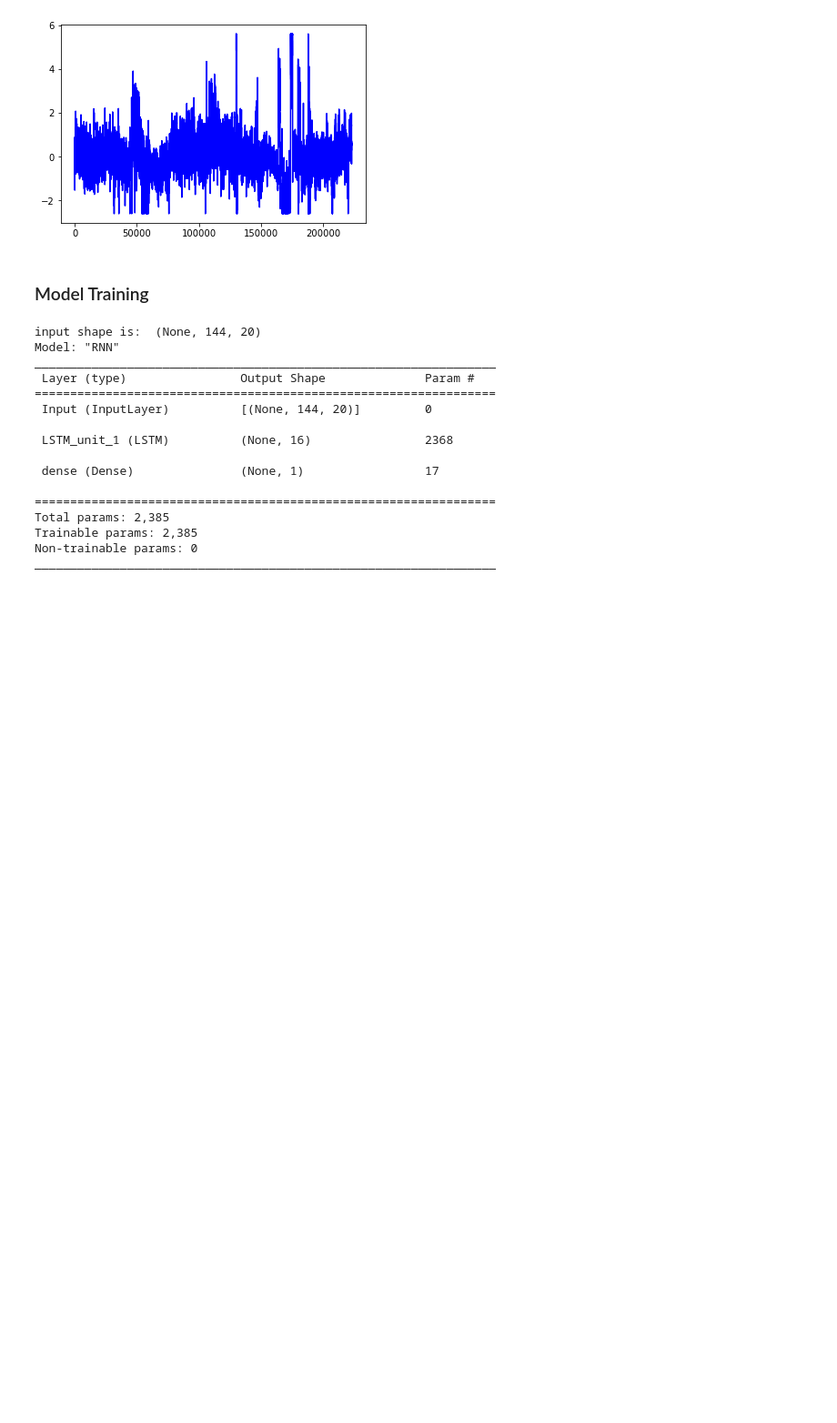
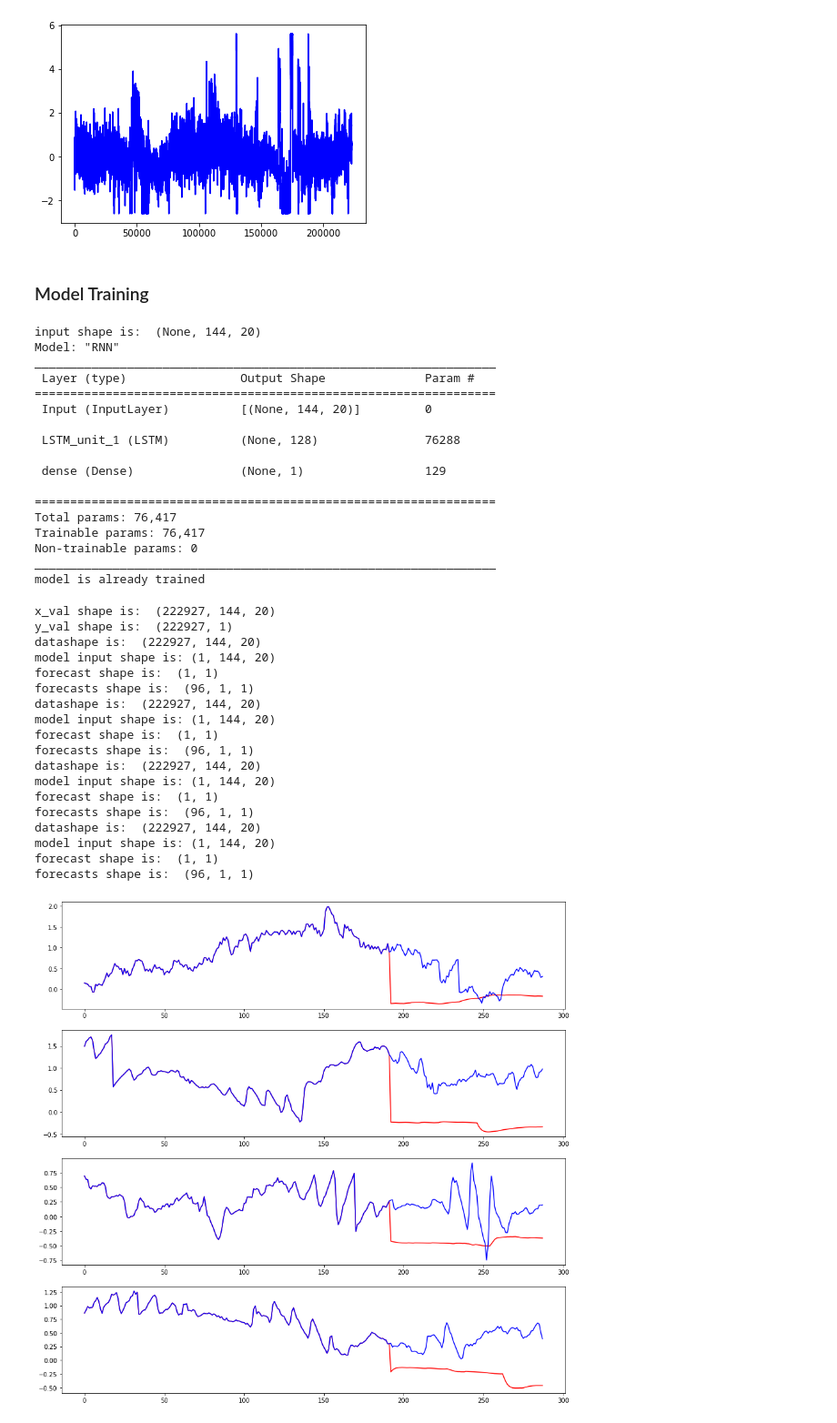
Before and after one commit to Siperjack/Deep_Learning_Projects, a Jupyter notebook: A3/main.ipynb, the cells around one changed output. Shown at 91% size. Drawn from its saved outputs; the diff is of its cells as text; code cells hidden in the pictures; blank space fills up the shorter version.

Commit message:
Trained 25 epoch model with actually working GPU support. Also added weight loader LOOOOOL. So that solved why my models after refreshing always predicted trash.

```diff
--- a/A3/main.ipynb
+++ b/A3/main.ipynb
@@ -51,13 +49,13 @@ class RNN:
         Input = keras.Input(shape = (self.n_seq, self.n_dim), name='Input') # [n_batch, n_seq, n_dim]
         print("input shape is: ", Input.shape)
         #x = CuDNNLSTM(self.num_LSTM, kernel_initializer='glorot_uniform', recurrent_initializer='glorot_uniform', return_sequences=False)(Input)
-        x = layers.LSTM(self.num_LSTM, activation = "relu", return_sequences = False, name = "LSTM_unit_1")(Input)
+        x = layers.LSTM(self.num_LSTM, activation = "tanh", return_sequences = False, name = "LSTM_unit_1")(Input)
         Output = layers.Dense(1)(x) #output should be unbounded
 
         self.Model = models.Model(Input, Output, name='RNN')
 
 
-        self.optim = keras.optimizers.Adam(learning_rate = 0.0001)
+        self.optim = keras.optimizers.Adam(learning_rate = 0.00001)
         self.loss = keras.losses.MeanSquaredError()
 
         self.Model.compile(optimizer = self.optim, loss = self.loss)
@@ -108,8 +106,8 @@ class RNN:
         print("forecast shape is: ", forecast.shape)
         forecasts.append(forecast)
         for i in range(pred_window - 1):
-            data[[start_ind + 1 + i]][0, -1, -1] = forecasts[-1]
-            model_input = data[[start_ind + 1 + i]]
+            data[[start_ind + 1 + i]][0, -1, -1] = forecasts[-1] #Takes the last y_prev and replaces it with the forecast in place on data
+            model_input = data[[start_ind + 1 + i]] #note that the other lag features are not changed, so predictions over 24 hours will not be valid
             #print(model_input.shape)
             #model_input[0, -1, -1] = forecasts[-1] #Last prev_y datapoint is replaced by last prediction
             forecast = model.predict(model_input)
@@ -297,15 +295,15 @@ final head after adding features are
 # %% [markdown]
 ### Model Training
 # %%
-trained = False
+trained = True
 test_model = False
 if test_model:
     model = RNN(n_seq = N_seq, n_dim = N_dim, num_LSTM = 4, filename = "./models/test", trained = trained)#LSTMXXYY means X in lst parameter an Y seq_length
-    history = model.train(x_train[::10], y_train[::10], x_val, y_val, epochs = 5, batch_size = 8*128)
+    history = model.train(x_train[::10], y_train[::10], x_val, y_val, epochs = 10, batch_size = 2*128)
 
 else:
-    model = RNN(n_seq = N_seq, n_dim = N_dim, num_LSTM = 16, filename = "./models/LSTM_16_144_full_5epoch", trained = trained)#LSTMXXYY means X in lst parameter an Y seq_length
-    history = model.train(x_train, y_train, x_val, y_val, epochs = 5, batch_size = 64)
+    model = RNN(n_seq = N_seq, n_dim = N_dim, num_LSTM = 128, filename = "./models/LSTM_128_144_full_25epoch", trained = trained)#LSTMXXYY means X in lst parameter an Y seq_length
+    history = model.train(x_train, y_train, x_val, y_val, epochs = 25, batch_size = 32)
 
 if not trained:
     y1=history.history['loss']
@@ -313,7 +311,7 @@ if not trained:
     x1 = np.arange( len(y1))
     k=len(y1)/len(y2)
     x2 = np.arange(k,len(y1)+1,k)
-    fig, ax = plt.subplots()
+    fig, ax = plt.subplots(figsize = (25,25))
     line1, = ax.plot(x1, y1, label='loss')
     line2, = ax.plot(x2, y2, label='val_loss')
     ax.legend()
@@ -327,29 +325,50 @@ _________________________________________________________________
 =================================================================
  Input (InputLayer)          [(None, 144, 20)]         0
 
- LSTM_unit_1 (LSTM)          (None, 16)                2368
+ LSTM_unit_1 (LSTM)          (None, 128)               76288
 
- dense (Dense)               (None, 1)                 17
+ dense (Dense)               (None, 1)                 129
 
 =================================================================
-Total params: 2,385
-Trainable params: 2,385
+Total params: 76,417
+Trainable params: 76,417
 Non-trainable params: 0
 _________________________________________________________________
+model is already trained
 # %%
 print("x_val shape is: ", x_val.shape)
 print(f"y_val shape is: ", y_val.shape)
 fig, ax = plt.subplots(4, figsize = (15,15))
 for i in range(4):
-    forecast_horizon = 24
+    forecast_horizon = 24*4
     forecasts, start_ind = model.n_in_1_out(x_val, forecast_horizon, start_ind = i*1000)
 
 
     #prediction
     print("forecasts shape is: ", forecasts.shape)
     full_series = np.concatenate((y_val[start_ind-forecast_horizon*2:start_ind,0], forecasts[:,0,0]), axis = 0)
 
     ax[i].plot(full_series, "r")
     ax[i].plot(y_val[start_ind-2*forecast_horizon:start_ind + forecast_horizon, -1], "b")
 
 plt.show()
+# %% [output]
+x_val shape is:  (222927, 144, 20)
+y_val shape is:  (222927, 1)
+datashape is:  (222927, 144, 20)
+model input shape is: (1, 144, 20)
+forecast shape is:  (1, 1)
+forecasts shape is:  (96, 1, 1)
+datashape is:  (222927, 144, 20)
+model input shape is: (1, 144, 20)
+forecast shape is:  (1, 1)
+forecasts shape is:  (96, 1, 1)
+datashape is:  (222927, 144, 20)
+model input shape is: (1, 144, 20)
+forecast shape is:  (1, 1)
+forecasts shape is:  (96, 1, 1)
+datashape is:  (222927, 144, 20)
+model input shape is: (1, 144, 20)
+forecast shape is:  (1, 1)
+forecasts shape is:  (96, 1, 1)
+[figure, added]
```
Also changed, not shown: parts of 1 cell of this notebook, 9 other files.
